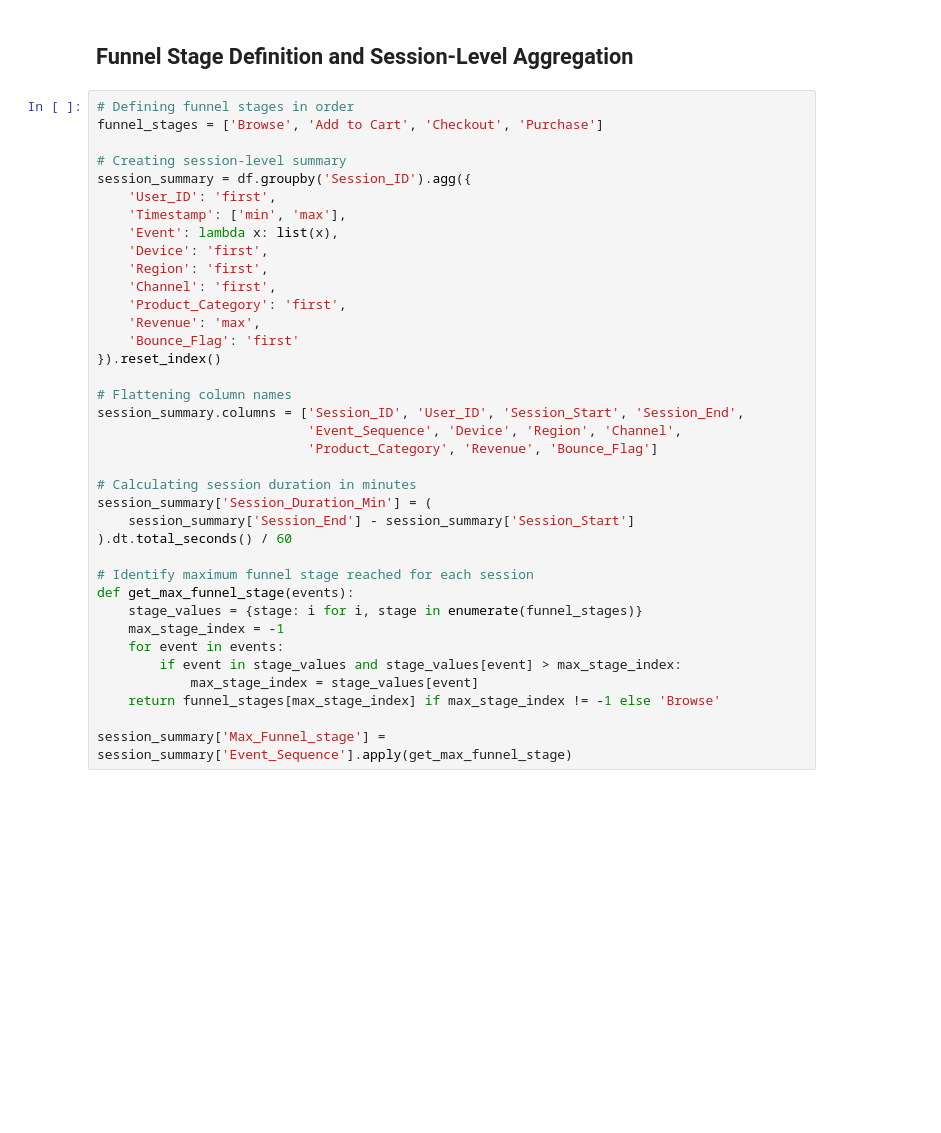
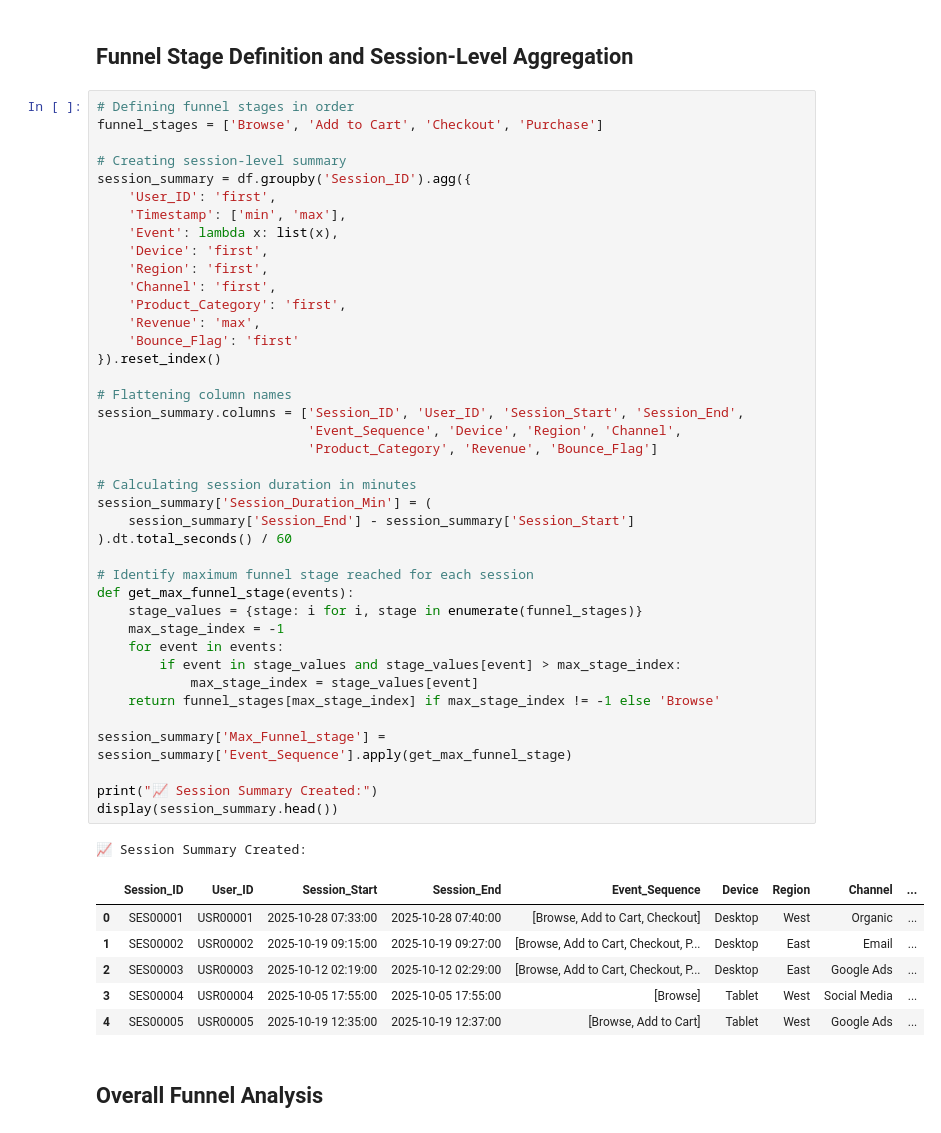
Before and after one commit to amandebnath/funnel-analysis-project, a Jupyter notebook: funnel-analysis.ipynb, the cells around one changed output. Cells and saved outputs as stored; diff of their text form; blank space fills up the shorter version.

```diff
--- a/funnel-analysis.ipynb
+++ b/funnel-analysis.ipynb
@@ -258,30 +258,43 @@ session_summary = df.groupby('Session_ID').agg({
     'Timestamp': ['min', 'max'],
     'Event': lambda x: list(x),
     'Device': 'first',
     'Region': 'first',
     'Channel': 'first',
     'Product_Category': 'first',
     'Revenue': 'max',
     'Bounce_Flag': 'first'
 }).reset_index()
 
 # Flattening column names
 session_summary.columns = ['Session_ID', 'User_ID', 'Session_Start', 'Session_End',
                            'Event_Sequence', 'Device', 'Region', 'Channel',
                            'Product_Category', 'Revenue', 'Bounce_Flag']
 
 # Calculating session duration in minutes
 session_summary['Session_Duration_Min'] = (
     session_summary['Session_End'] - session_summary['Session_Start']
 ).dt.total_seconds() / 60
 
 # Identify maximum funnel stage reached for each session
 def get_max_funnel_stage(events):
     stage_values = {stage: i for i, stage in enumerate(funnel_stages)}
     max_stage_index = -1
     for event in events:
         if event in stage_values and stage_values[event] > max_stage_index:
             max_stage_index = stage_values[event]
     return funnel_stages[max_stage_index] if max_stage_index != -1 else 'Browse'
 
 session_summary['Max_Funnel_stage'] = session_summary['Event_Sequence'].apply(get_max_funnel_stage)
+
+print("📈 Session Summary Created:")
+display(session_summary.head())
+# %% [output]
+📈 Session Summary Created:
+|  | Session_ID | User_ID | Session_Start | Session_End | Event_Sequence | Device | Region | Channel | ... |
+| 0 | SES00001 | USR00001 | 2025-10-28 07:33:00 | 2025-10-28 07:40:00 | [Browse, Add to Cart, Checkout] | Desktop | West | Organic | ... |
+| 1 | SES00002 | USR00002 | 2025-10-19 09:15:00 | 2025-10-19 09:27:00 | [Browse, Add to Cart, Checkout, P... | Desktop | East | Email | ... |
+| 2 | SES00003 | USR00003 | 2025-10-12 02:19:00 | 2025-10-12 02:29:00 | [Browse, Add to Cart, Checkout, P... | Desktop | East | Google Ads | ... |
+| 3 | SES00004 | USR00004 | 2025-10-05 17:55:00 | 2025-10-05 17:55:00 | [Browse] | Tablet | West | Social Media | ... |
+| 4 | SES00005 | USR00005 | 2025-10-19 12:35:00 | 2025-10-19 12:37:00 | [Browse, Add to Cart] | Tablet | West | Google Ads | ... |
+# %% [markdown]
+## Overall Funnel Analysis
```
